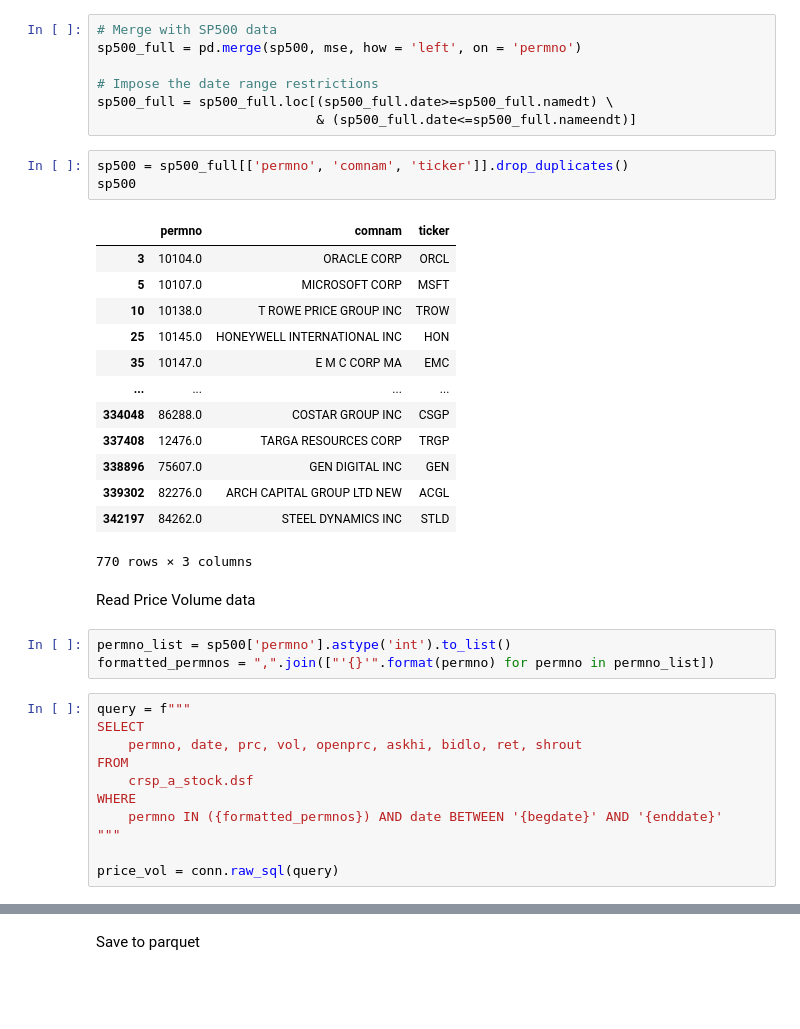
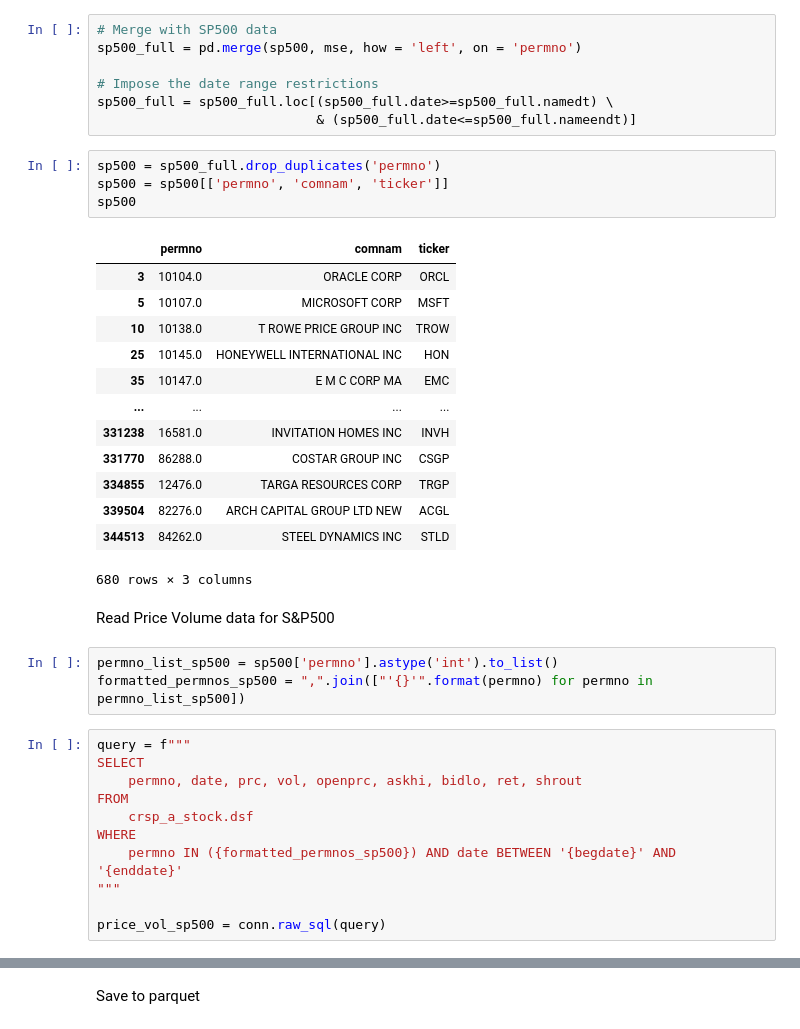
Before and after one commit to JennyJiang118/AFP-hedgefund-holdings, a Jupyter notebook: get_price_vol_gics.ipynb, the cells around one changed output, grey strips where cells are left out. Drawn from its saved outputs; the diff is of its cells as text; blank space fills up the shorter version.

```diff
--- a/get_price_vol_gics.ipynb
+++ b/get_price_vol_gics.ipynb
@@ -51,27 +46,28 @@ sp500_full = pd.merge(sp500, mse, how = 'left', on = 'permno')
 sp500_full = sp500_full.loc[(sp500_full.date>=sp500_full.namedt) \
                             & (sp500_full.date<=sp500_full.nameendt)]
 # %%
-sp500 = sp500_full[['permno', 'comnam', 'ticker']].drop_duplicates()
+sp500 = sp500_full.drop_duplicates('permno')
+sp500 = sp500[['permno', 'comnam', 'ticker']]
 sp500
 # %% [output]
 |  | permno | comnam | ticker |
 | 3 | 10104.0 | ORACLE CORP | ORCL |
 | 5 | 10107.0 | MICROSOFT CORP | MSFT |
 | 10 | 10138.0 | T ROWE PRICE GROUP INC | TROW |
 | 25 | 10145.0 | HONEYWELL INTERNATIONAL INC | HON |
 | 35 | 10147.0 | E M C CORP MA | EMC |
 | ... | ... | ... | ... |
-| 334048 | 86288.0 | COSTAR GROUP INC | CSGP |
-| 337408 | 12476.0 | TARGA RESOURCES CORP | TRGP |
-| 338896 | 75607.0 | GEN DIGITAL INC | GEN |
-| 339302 | 82276.0 | ARCH CAPITAL GROUP LTD NEW | ACGL |
-| 342197 | 84262.0 | STEEL DYNAMICS INC | STLD |
+| 331238 | 16581.0 | INVITATION HOMES INC | INVH |
+| 331770 | 86288.0 | COSTAR GROUP INC | CSGP |
+| 334855 | 12476.0 | TARGA RESOURCES CORP | TRGP |
+| 339504 | 82276.0 | ARCH CAPITAL GROUP LTD NEW | ACGL |
+| 344513 | 84262.0 | STEEL DYNAMICS INC | STLD |
-770 rows × 3 columns
+680 rows × 3 columns
 # %% [markdown]
-Read Price Volume data
+Read Price Volume data for S&P500
 # %%
-permno_list = sp500['permno'].astype('int').to_list()
-formatted_permnos = ",".join(["'{}'".format(permno) for permno in permno_list])
+permno_list_sp500 = sp500['permno'].astype('int').to_list()
+formatted_permnos_sp500 = ",".join(["'{}'".format(permno) for permno in permno_list_sp500])
 # %%
 query = f"""
 SELECT
@@ -79,8 +75,8 @@ SELECT
 FROM
     crsp_a_stock.dsf
 WHERE
-    permno IN ({formatted_permnos}) AND date BETWEEN '{begdate}' AND '{enddate}'
+    permno IN ({formatted_permnos_sp500}) AND date BETWEEN '{begdate}' AND '{enddate}'
 """
 
-price_vol = conn.raw_sql(query)
+price_vol_sp500 = conn.raw_sql(query)
 # %%
```
Also changed, not shown: parts of 22 cells of this notebook, 2 other files.
